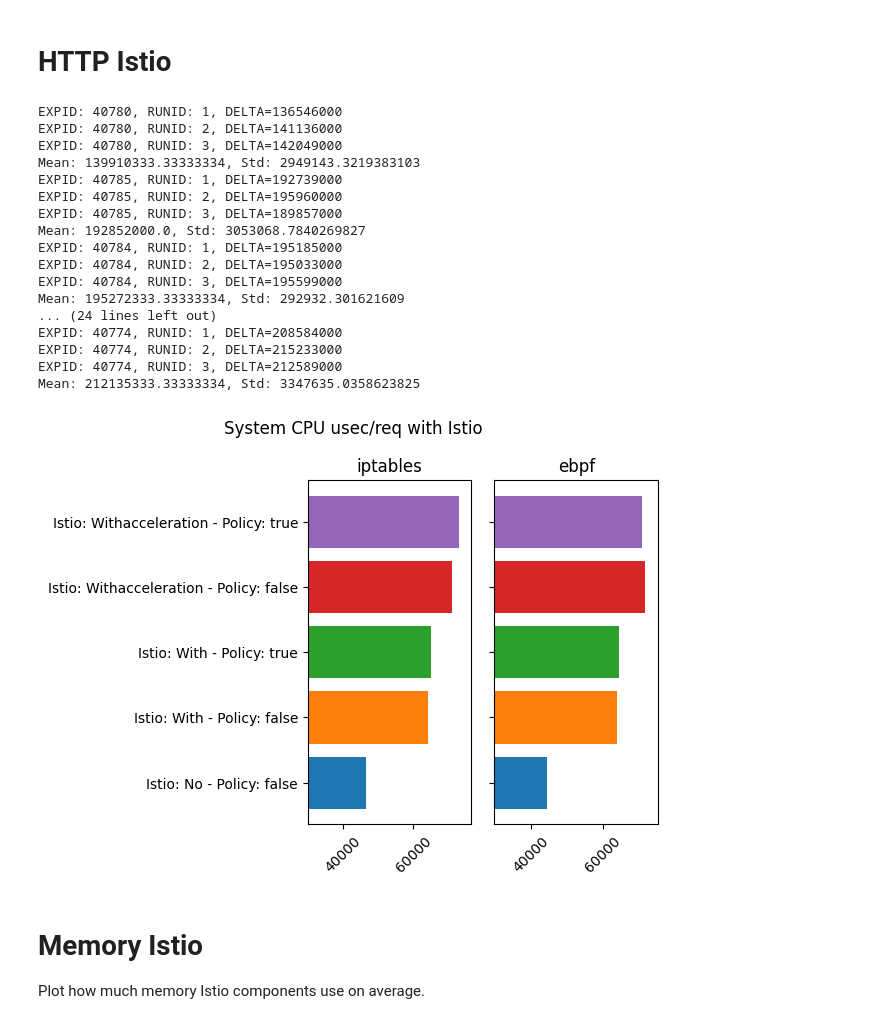
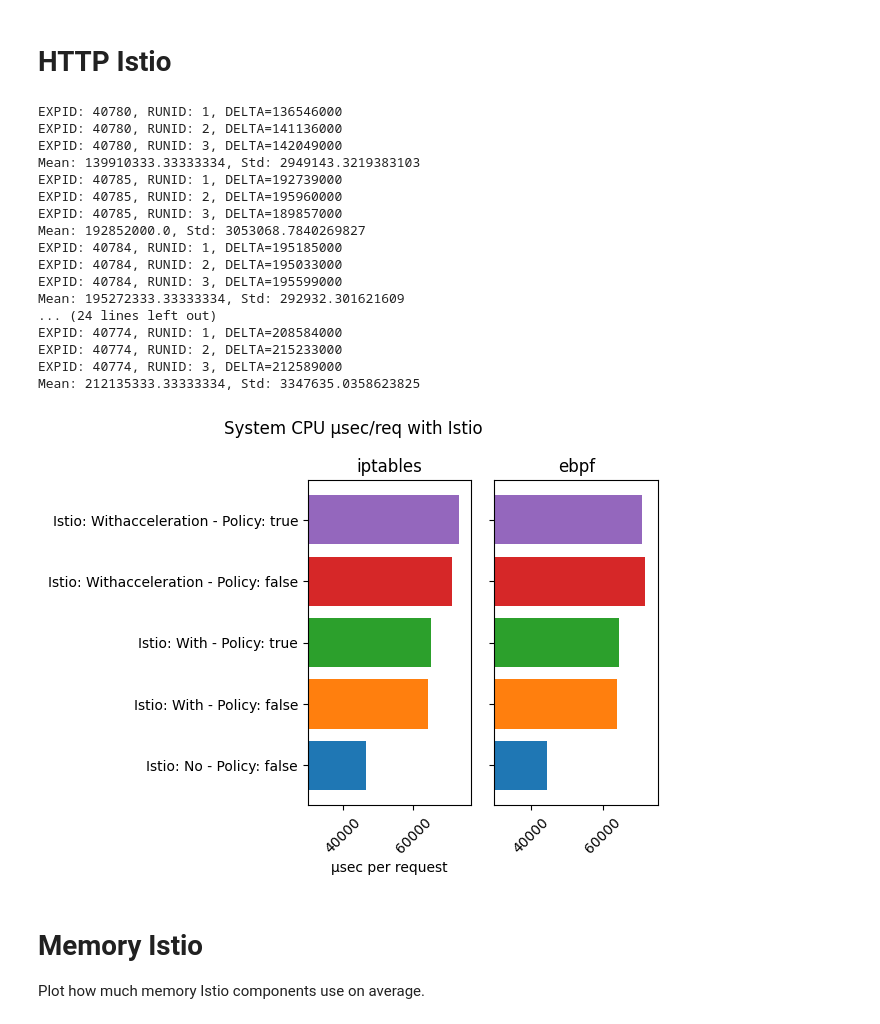
Before and after one commit to EmilZackrisson/thesis, a Jupyter notebook: Analysis/cgroup.ipynb, the cells around one changed output. Cells and saved outputs as stored; diff of their text form; code cells hidden in the pictures.

```diff
--- a/Analysis/cgroup.ipynb
+++ b/Analysis/cgroup.ipynb
@@ -141,6 +143,8 @@ def plot_bar_cpu_per_req_istio(experimentstocompare, axs, index):
         axs[index].set_title(get_experiment_info(exp['id'])['Dataplane'])
         axs[index].barh(label, sys_val)
         axs[index].tick_params(axis='x', rotation=45, )
+    if index == 0:
+        axs[index].set_xlabel('μsec per request')
 # %%
 def plot_bar_mem_usage_istio(experimentstocompare, axs, index):
     for exp in experimentstocompare:
@@ -259,7 +265,7 @@ Mean: 133751333.33333333, Std: 1815440.8096474346
 # HTTP Istio
 # %%
 fig, axs = plt.subplots(1, 2,sharey=True)
-fig.suptitle('System CPU usec/req with Istio')
+fig.suptitle('System CPU μsec/req with Istio')
 
 
 # Iptables
@@ -269,34 +275,34 @@ plot_bar_cpu_per_req_istio(experimentstocompare, axs, index=0)
 
 # eBPF
 experimentstocompare = [{'id': '40800', 'run': '1'}, {'id': '40773', 'run': '1'}, {'id': '40771', 'run': '1'}, {'id': '40775', 'run': '1'}, {'id': '40774', 'run': '1'}]
 plot_bar_cpu_per_req_istio(experimentstocompare, axs, index=1)
 
 #fig.legend(axs[0].get_legend_handles_labels()[0], axs[0].get_legend_handles_labels()[1], loc='upper center', bbox_to_anchor=(0.5, 0), ncol=2)
 
 plt.savefig('plots/cpu_usec_comparison_istio.pdf', format='pdf', bbox_inches='tight')
 plt.tight_layout()
 axs[0].set(xlim=30000)
 axs[1].set(xlim=30000)
 plt.show()
 # %% [output]
 EXPID: 40780, RUNID: 1, DELTA=136546000
 EXPID: 40780, RUNID: 2, DELTA=141136000
 EXPID: 40780, RUNID: 3, DELTA=142049000
 Mean: 139910333.33333334, Std: 2949143.3219383103
 EXPID: 40785, RUNID: 1, DELTA=192739000
 EXPID: 40785, RUNID: 2, DELTA=195960000
 EXPID: 40785, RUNID: 3, DELTA=189857000
 Mean: 192852000.0, Std: 3053068.7840269827
 EXPID: 40784, RUNID: 1, DELTA=195185000
 EXPID: 40784, RUNID: 2, DELTA=195033000
 EXPID: 40784, RUNID: 3, DELTA=195599000
 Mean: 195272333.33333334, Std: 292932.301621609
 ... (24 lines left out)
 EXPID: 40774, RUNID: 1, DELTA=208584000
 EXPID: 40774, RUNID: 2, DELTA=215233000
 EXPID: 40774, RUNID: 3, DELTA=212589000
 Mean: 212135333.33333334, Std: 3347635.0358623825
-[figure, old version]
+[figure, new version]
 # %% [markdown]
 # Memory Istio
 
```
Also changed, not shown: parts of 6 cells of this notebook, 12 other files.
